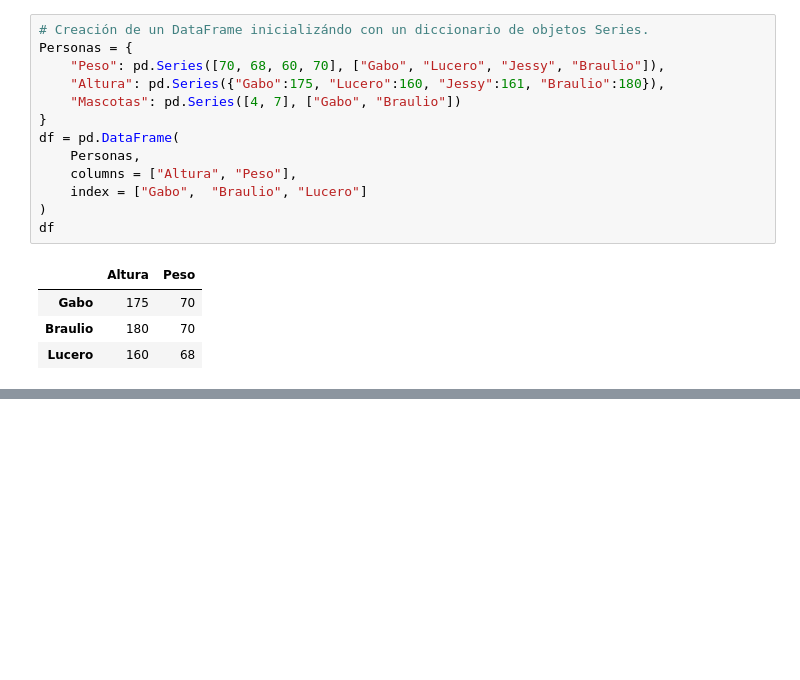
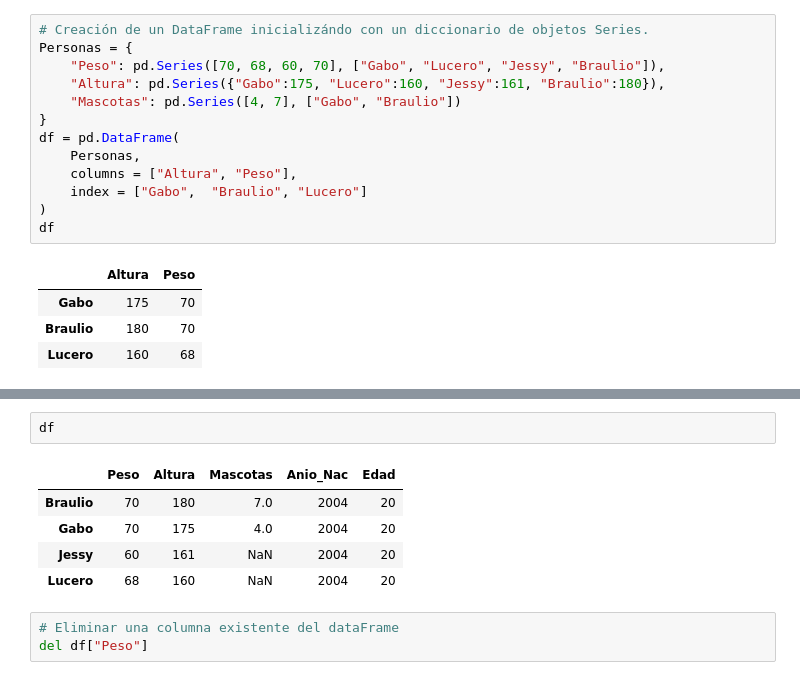
Before and after one commit to emiliano0807/Simulacion, a Jupyter notebook: 02_Pandas.ipynb, the cells around one changed output, grey strips where cells are left out. Cells and saved outputs as stored; diff of their text form; blank space fills up the shorter version.

```diff
--- a/02_Pandas.ipynb
+++ b/02_Pandas.ipynb
@@ -193,0 +372,11 @@ df
+# %%
+df
+# %% [output]
+|  | Peso | Altura | Mascotas | Anio_Nac | Edad |
+| Braulio | 70 | 180 | 7.0 | 2004 | 20 |
+| Gabo | 70 | 175 | 4.0 | 2004 | 20 |
+| Jessy | 60 | 161 | NaN | 2004 | 20 |
+| Lucero | 68 | 160 | NaN | 2004 | 20 |
+# %%
+# Eliminar una columna existente del dataFrame
+del df["Peso"]
```
Also changed, not shown: parts of 37 cells of this notebook.
